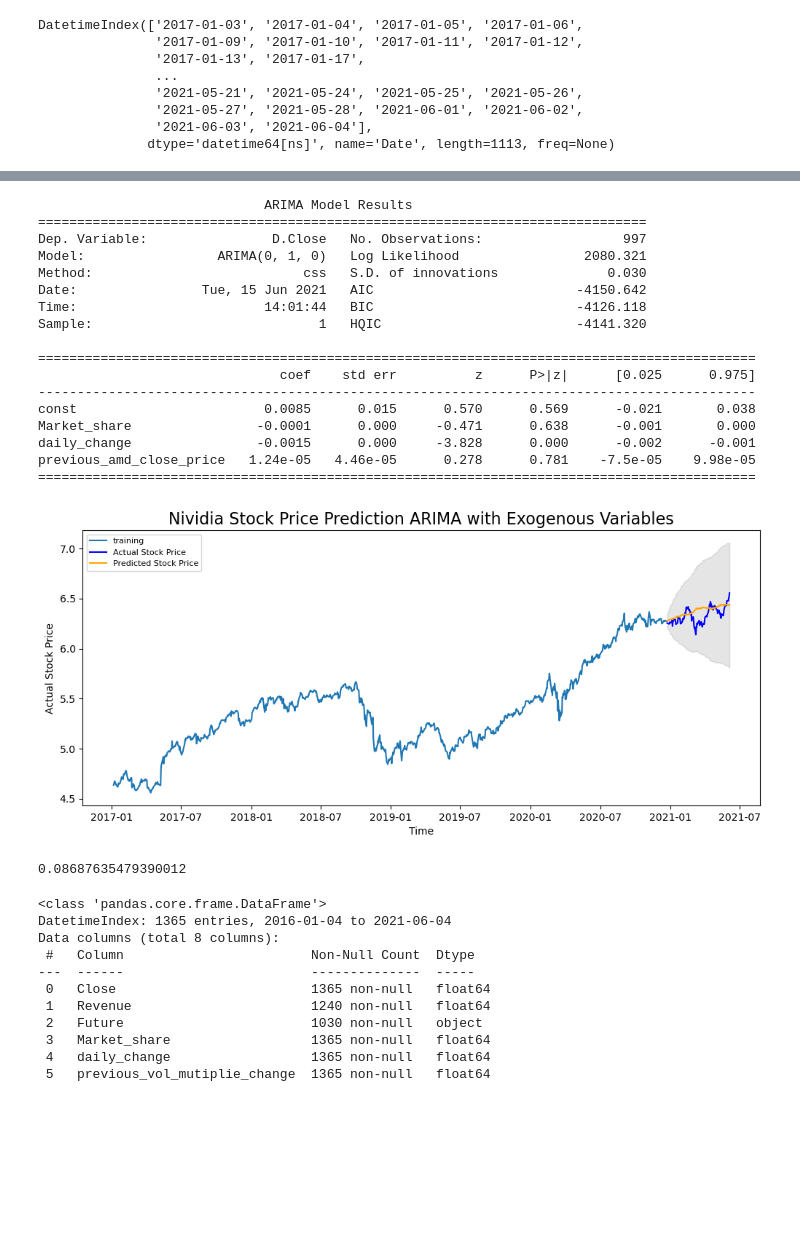
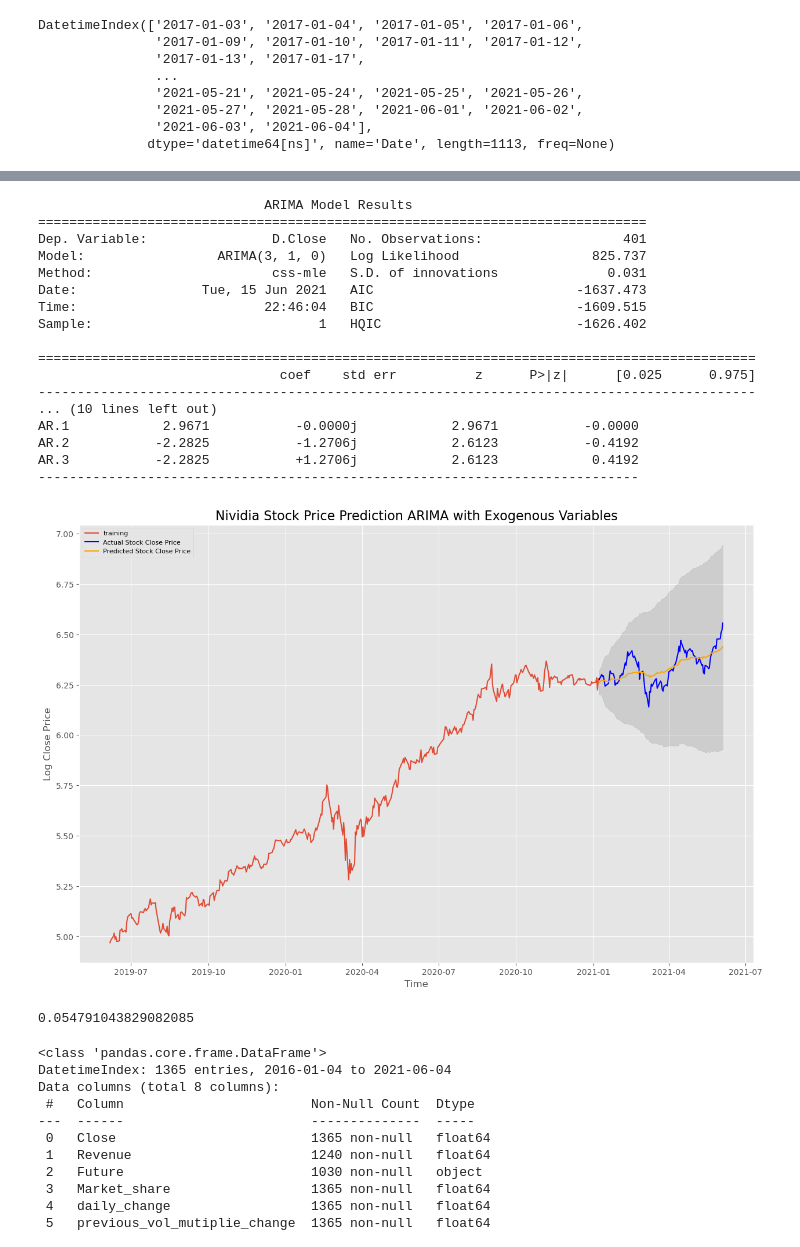
Before and after one commit to jayce7376/Nvidia_Stock_Prediction, a Jupyter notebook: notebook.ipynb, the cells around one changed output, grey strips where cells are left out. Drawn from its saved outputs; the diff is of its cells as text; code cells hidden in the pictures; blank space fills up the shorter version.

```diff
--- a/notebook.ipynb
+++ b/notebook.ipynb
@@ -146,4 +128,4 @@ nvidia
 # %%
 nvidia['Date'] = pd.to_datetime(nvidia['Date'])
-nvidia = nvidia[nvidia.Date >= '2017-01-01']
+nvidia = nvidia[nvidia.Date >= '2019-06-01']
 nvidia = nvidia.set_index('Date')
@@ -239,10 +236,10 @@ fig.savefig('./images/close_dcompose.png')
 # %%
-train_data, test_data = nvidia_stock_log[3:int(len(nvidia_stock_log)*0.90)], nvidia_stock_log[int(len(nvidia_stock_log)*0.90):]
+train_data, test_data = nvidia_stock_log[3:int(len(nvidia_stock_log)*0.80)], nvidia_stock_log[int(len(nvidia_stock_log)*0.80):]
 plt.figure(figsize=(15,10))
 plt.grid(True)
 plt.title('Log Close Train Test Split', fontsize=16)
 plt.xlabel('Dates')
-plt.ylabel('Closing Prices')
+plt.ylabel('Log Close Price')
 plt.plot(nvidia_stock_log, 'green', label='Train data')
 plt.plot(test_data, 'blue', label='Test data')
 plt.legend()
@@ -385,8 +382,8 @@ DatetimeIndex(['2017-01-03', '2017-01-04', '2017-01-05', '2017-01-06',
                '2021-06-03', '2021-06-04'],
               dtype='datetime64[ns]', name='Date', length=1113, freq=None)
 # %%
-exo_df = nvidia.drop(columns=['Close', 'Future', 'trend', 'Revenue'])
-train_exo_data, test_exo_data = exo_df[3:int(len(exo_df)*0.90)], exo_df[int(len(exo_df)*0.90):]
+exo_df = nvidia.drop(columns=['Close', 'Future', 'trend', 'Revenue', 'Market_share'])
+train_exo_data, test_exo_data = exo_df[3:int(len(exo_df)*0.80)], exo_df[int(len(exo_df)*0.80):]
 # %%
 model_autoARIMA_exo = auto_arima(train_data, exogenous=train_exo_data, start_p=0, start_q=0,
                       test='adf',       # use adftest to find             optimal 'd'
@@ -427,52 +424,52 @@ plt.show()
 # %%
-model2 = ARIMA(train_data, exog=train_exo_data, order=(0, 1, 0))
+model2 = ARIMA(train_data, exog=train_exo_data, order=(3, 1, 0))
 fitted = model2.fit(disp=-1)
 print(fitted.summary())
 # %% [output]
                              ARIMA Model Results
 ==============================================================================
-Dep. Variable:                D.Close   No. Observations:                  997
-Model:                 ARIMA(0, 1, 0)   Log Likelihood                2080.321
-Method:                           css   S.D. of innovations              0.030
-Date:                Tue, 15 Jun 2021   AIC                          -4150.642
-Time:                        14:01:44   BIC                          -4126.118
-Sample:                             1   HQIC                         -4141.320
+Dep. Variable:                D.Close   No. Observations:                  401
+Model:                 ARIMA(3, 1, 0)   Log Likelihood                 825.737
+Method:                       css-mle   S.D. of innovations              0.031
+Date:                Tue, 15 Jun 2021   AIC                          -1637.473
+Time:                        22:46:04   BIC                          -1609.515
+Sample:                             1   HQIC                         -1626.402
 
 ============================================================================================
                                coef    std err          z      P>|z|      [0.025      0.975]
 --------------------------------------------------------------------------------------------
-const                        0.0085      0.015      0.570      0.569      -0.021       0.038
-Market_share                -0.0001      0.000     -0.471      0.638      -0.001       0.000
-daily_change                -0.0015      0.000     -3.828      0.000      -0.002      -0.001
-previous_amd_close_price   1.24e-05   4.46e-05      0.278      0.781    -7.5e-05    9.98e-05
-============================================================================================
+... (10 lines left out)
+AR.1            2.9671           -0.0000j            2.9671           -0.0000
+AR.2           -2.2825           -1.2706j            2.6123           -0.4192
+AR.3           -2.2825           +1.2706j            2.6123            0.4192
+-----------------------------------------------------------------------------
 # %%
 # Forecast
-fc, se, conf = fitted.forecast(112, exog=test_exo_data, alpha=0.05)  # 95% confidence
+fc, se, conf = fitted.forecast(102, exog=test_exo_data, alpha=0.05)  # 95% confidence
 fc_series = pd.Series(fc, index=test_data.index)
 lower_series = pd.Series(conf[:, 0], index=test_data.index)
 upper_series = pd.Series(conf[:, 1], index=test_data.index)
-plt.figure(figsize=(12,5), dpi=100)
+plt.figure(figsize=(15,10), dpi=100)
 plt.plot(train_data, label='training')
-plt.plot(test_data, color = 'blue', label='Actual Stock Price')
-plt.plot(fc_series, color = 'orange',label='Predicted Stock Price')
+plt.plot(test_data, color = 'blue', label='Actual Stock Close Price')
+plt.plot(fc_series, color = 'orange',label='Predicted Stock Close Price')
 plt.fill_between(lower_series.index, lower_series, upper_series,
                  color='k', alpha=.10)
 plt.title('Nividia Stock Price Prediction ARIMA with Exogenous Variables', fontsize=16)
 plt.xlabel('Time')
-plt.ylabel('Actual Stock Price')
+plt.ylabel('Log Close Price')
 plt.legend(loc='upper left', fontsize=8)
 plt.savefig('./images/ARIMA_exo_prediction_result.png')
 plt.show()
 # %% [output]
-[figure, old version]
+[figure, new version]
 # %%
 MSE = np.square(np.subtract(test_data,fc_series)).mean()
 
 RMSE = math.sqrt(MSE)
 RMSE
 # %% [output]
-0.08687635479390012
+0.054791043829082085
 # %%
 nvidia.info()
 # %% [output]
```
Also changed, not shown: parts of 17 cells of this notebook, 10 other files.
